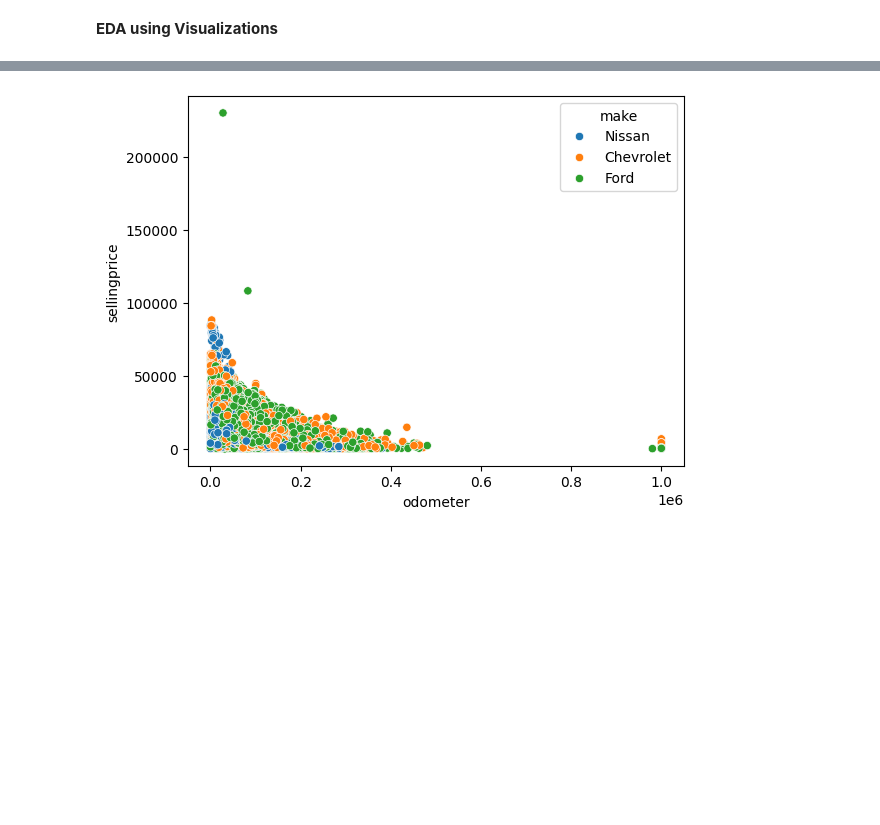
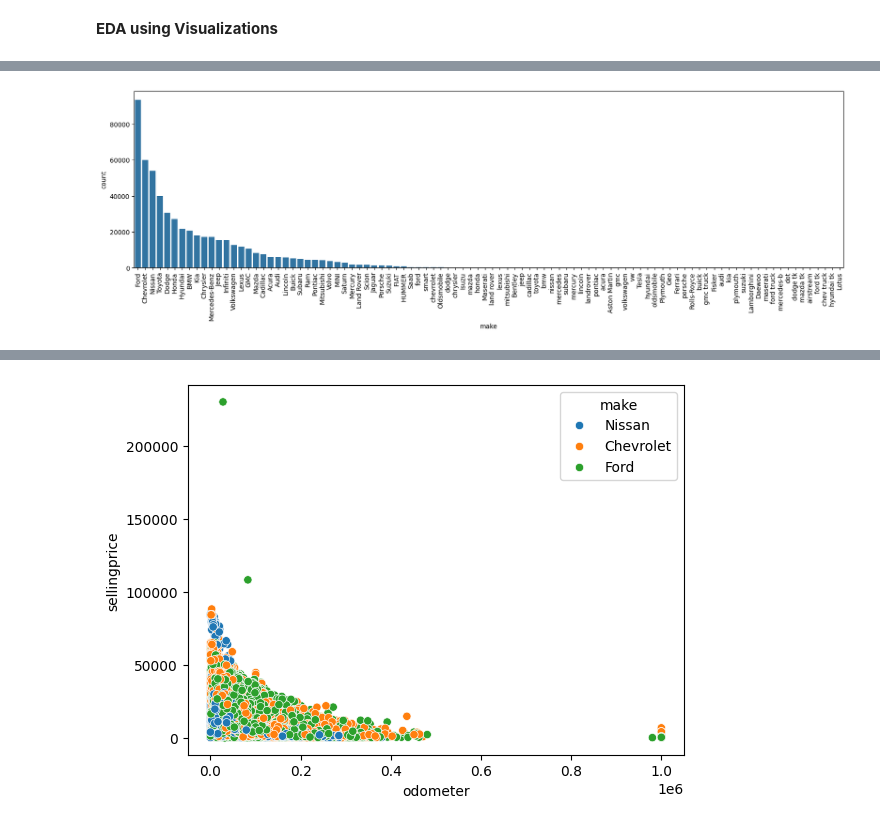
Before and after one commit to WamzMwangi/Python_Data_Analysis, a Jupyter notebook: Pandas/Practice/code_along_visualizations.ipynb, the cells around one changed output, grey strips where cells are left out. Saved outputs shown, nothing was run; the diff lists cells and outputs as text; code cells hidden in the pictures; blank space fills up the shorter version.

```diff
--- a/Pandas/Practice/code_along_visualizations.ipynb
+++ b/Pandas/Practice/code_along_visualizations.ipynb
@@ -140,0 +193,3 @@ plt.show()
+# %%
+car_popularity=data['make'].value_counts().reset_index()
+car_popularity
@@ -140,0 +210,10 @@ plt.show()
+# %%
+plt.figure(figsize=(20,5))
+sns.barplot(data=car_popularity,x='make',y='count')
+plt.xticks(rotation=90)
+#plt.ylabel('Car Brand')
+#plt.xlabel('Units Sold')
+
+plt.show()
+# %% [output]
+[figure, added]
```
Also changed, not shown: parts of 25 cells of this notebook.
